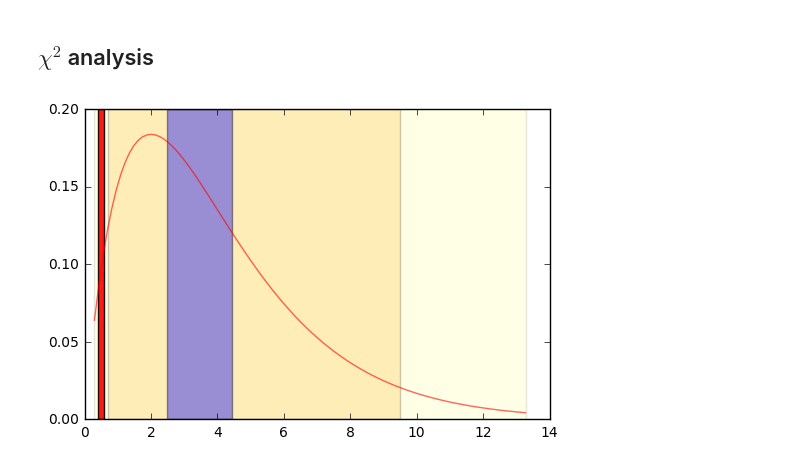
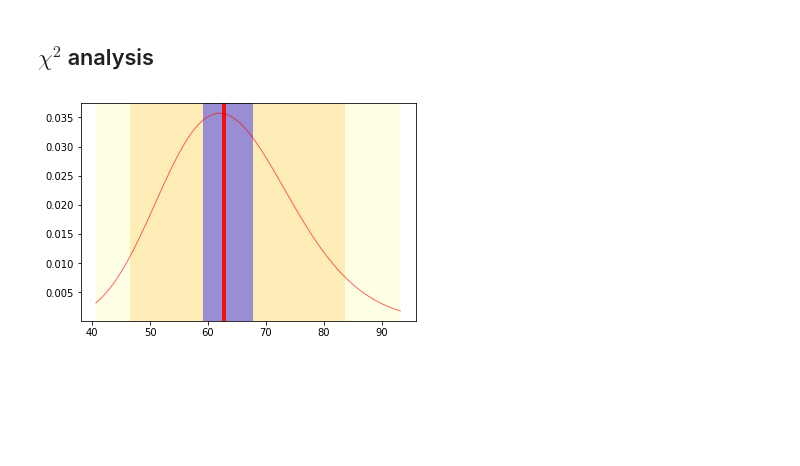
Before and after one commit to jarogames/InstructJupyter, a Jupyter notebook: Matplotlib/random_curve_fit.ipynb, the cells around one changed output. Cells and saved outputs as stored; diff of their text form; code cells hidden in the pictures; blank space fills up the shorter version.

```diff
--- a/Matplotlib/random_curve_fit.ipynb
+++ b/Matplotlib/random_curve_fit.ipynb
@@ -21,13 +21,14 @@ import numpy as np
 from scipy import optimize
 import random
 import matplotlib.pyplot as plt
+import pandas
 
 # These are the true parameters
 p0 = 1.0
 p1 = 1.0
 sigma=1.0
 fasigma=sigma *1.0  #  points are dispersed more than 1sigma
-totalpoints=6
+totalpoints=66
 #pd.Series(100)  #pandas
 li=np.random.random(totalpoints)*3+1
 ga=np.random.normal(0.,  fasigma , totalpoints)
@@ -142,18 +153,18 @@ $\chi^2$ analysis
 # %%
 from scipy.stats import chi2
 import matplotlib.pyplot as plt
 dnf = (len(yrand)-len(pfit))
 mean, var, skew, kurt = chi2.stats(dnf, moments='mvsk')
 x = np.linspace(chi2.ppf(0.01, dnf), chi2.ppf(0.99, dnf), 100)
-plt.plot(x, chi2.pdf(x, df), 'r-', lw=1, alpha=0.6, label='chi2 pdf')
+plt.plot(x, chi2.pdf(x, dnf), 'r-', lw=1, alpha=0.6, label='chi2 pdf')
 (lll,hhh)=( chi2.ppf( 0.01, dnf), chi2.ppf( 0.99, dnf) )
 plt.axvspan( lll,hhh, ymin=0,ymax=1, facecolor='yellow', alpha=0.1)
 (ll,hh)=( chi2.ppf( 0.05, dnf), chi2.ppf( 0.95, dnf) )
 plt.axvspan( ll,hh, ymin=0,ymax=1, facecolor='orange', alpha=0.2)
 (l,h)=( chi2.ppf( 0.35, dnf), chi2.ppf( 0.65, dnf) )
 plt.axvspan( l,h, ymin=0,ymax=1, facecolor='blue', alpha=0.4)
 (l,h)=( xi2-(hh-ll)/100 ,xi2+(hh-ll)/100)
 plt.axvspan( l,h, ymin=0,ymax=1, facecolor='red', alpha=0.9)
 plt.show()
 # %% [output]
-[figure, old version]
+[figure, new version]
```
Also changed, not shown: parts of 4 cells of this notebook, 6 other files.
